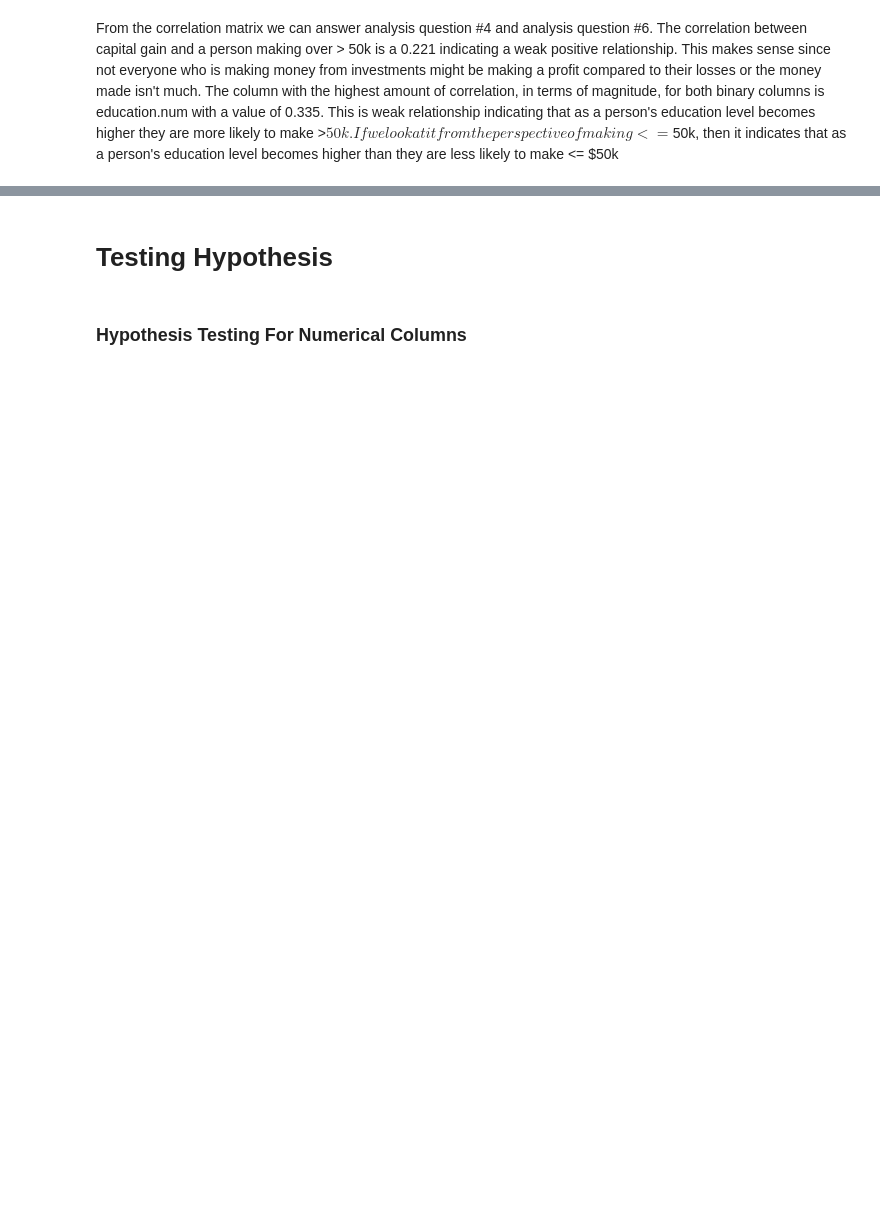
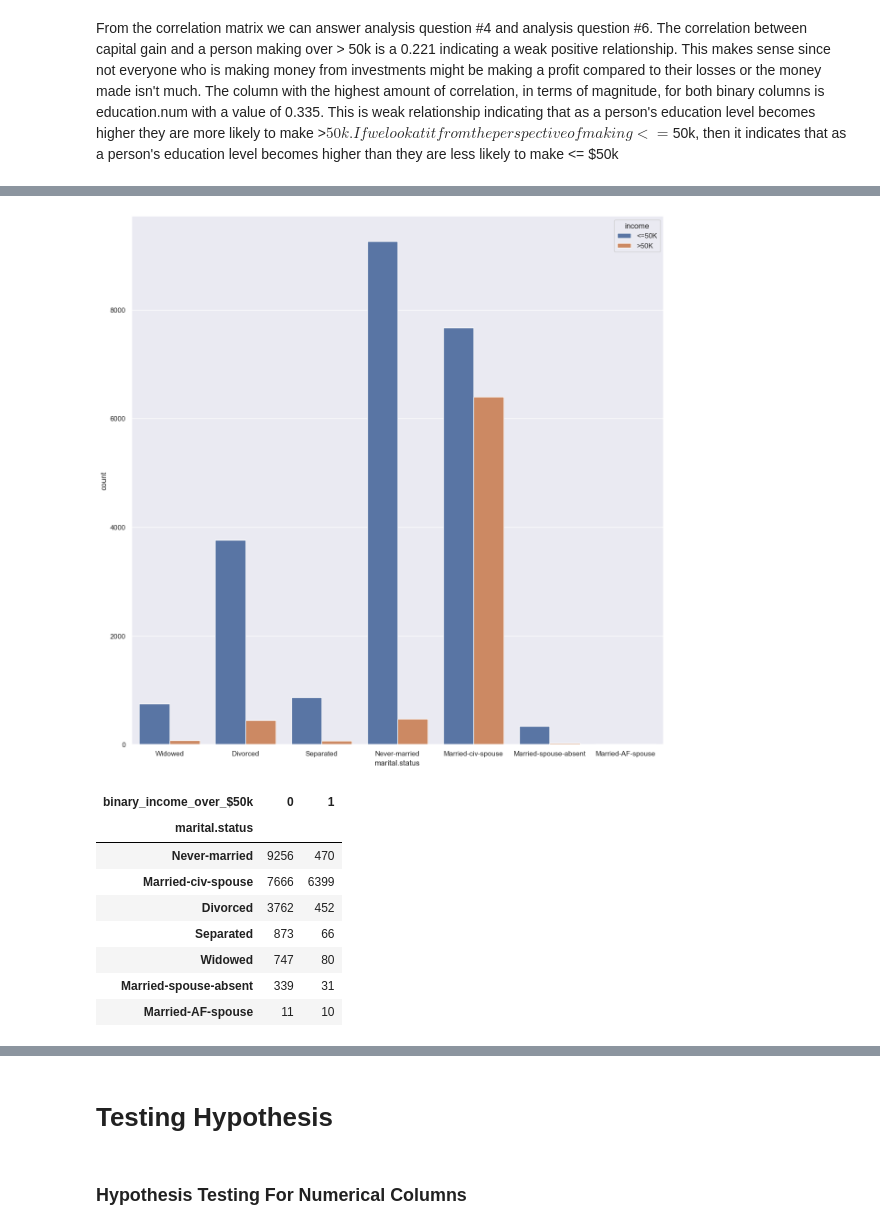
Before and after one commit to brandoncabrera707/CISD_41_Capstone_Project, a Jupyter notebook: capstone_project.ipynb, the cells around one changed output, grey strips where cells are left out. Cells and saved outputs as stored; diff of their text form; code cells hidden in the pictures; blank space fills up the shorter version.

```diff
--- a/capstone_project.ipynb
+++ b/capstone_project.ipynb
@@ -416,0 +494,14 @@ adult_census_data.describe() # get statistics for each numeric column
+# %%
+marital_status_countplot_table = plot_countplot('marital.status')
+marital_status_countplot_table.sort_values(by=0, ascending = False) # sort by column 0 and go from largest to smallest
+# %% [output]
+[figure, added]
+| binary_income_over_$50k | 0 | 1 |
+| marital.status |  |  |
+| Never-married | 9256 | 470 |
+| Married-civ-spouse | 7666 | 6399 |
+| Divorced | 3762 | 452 |
+| Separated | 873 | 66 |
+| Widowed | 747 | 80 |
+| Married-spouse-absent | 339 | 31 |
+| Married-AF-spouse | 11 | 10 |
```
Also changed, not shown: parts of 43 cells of this notebook.
